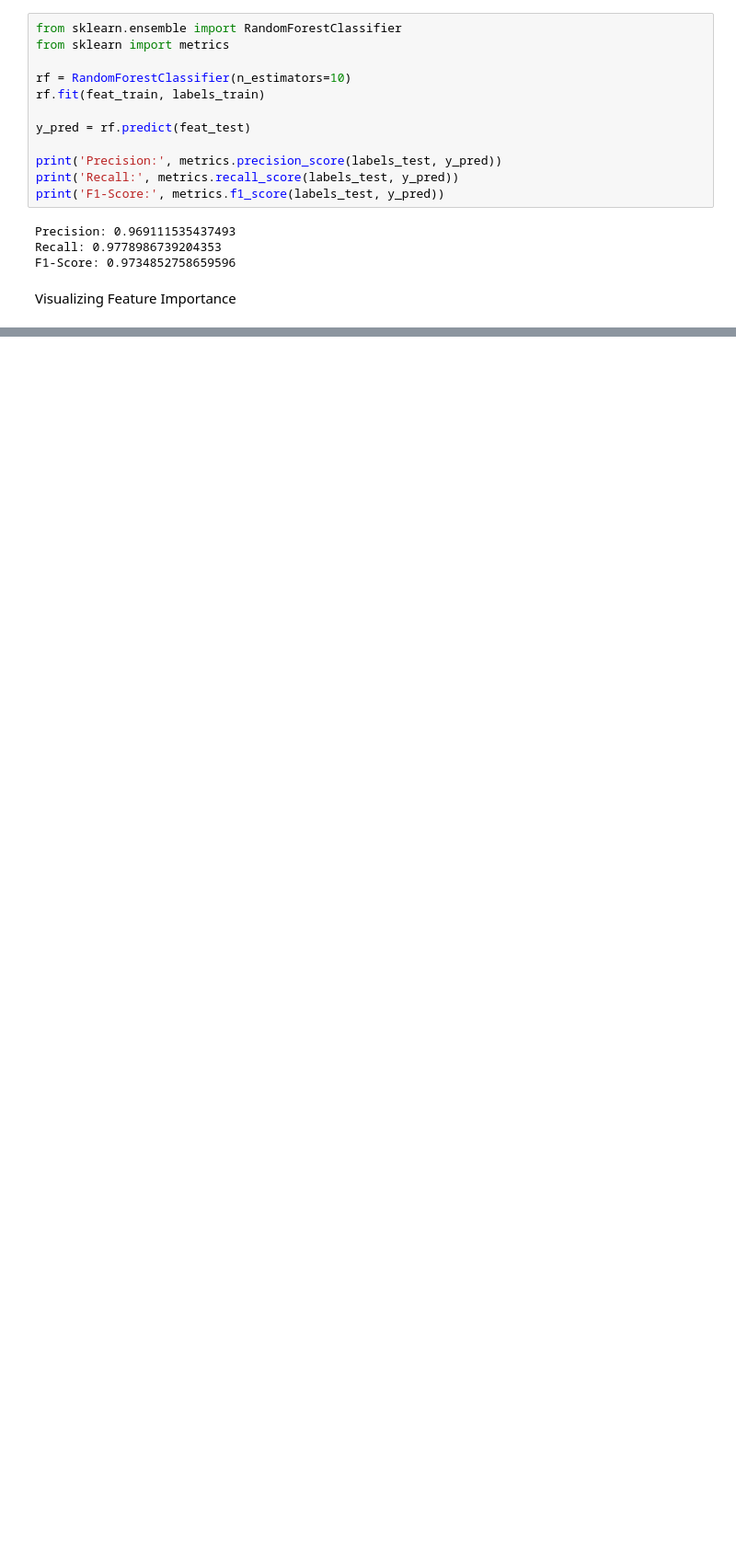
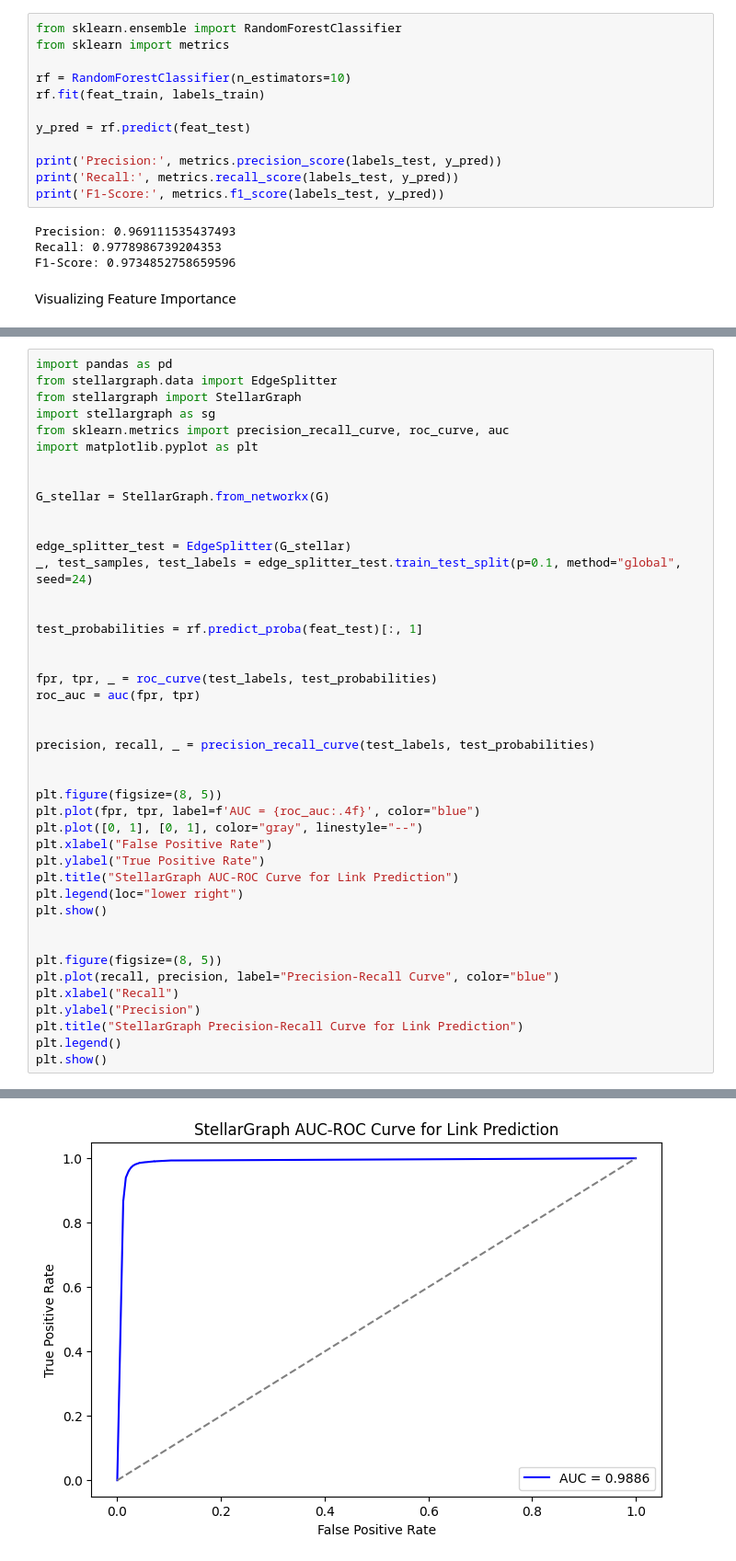
Before and after one commit to abharathkumarr/Topics-In-Machine-Learning, a Jupyter notebook: Code/Activity_2.ipynb, the cells around one changed output, grey strips where cells are left out. Shown at 92% size. Drawn from its saved outputs; the diff is of its cells as text; blank space fills up the shorter version.

```diff
--- a/Code/Activity_2.ipynb
+++ b/Code/Activity_2.ipynb
@@ -517,0 +621,44 @@ plt.show()
+# %%
+import pandas as pd
+from stellargraph.data import EdgeSplitter
+from stellargraph import StellarGraph
+import stellargraph as sg
+from sklearn.metrics import precision_recall_curve, roc_curve, auc
+import matplotlib.pyplot as plt
+
+
+G_stellar = StellarGraph.from_networkx(G)
+
+
+edge_splitter_test = EdgeSplitter(G_stellar)
+_, test_samples, test_labels = edge_splitter_test.train_test_split(p=0.1, method="global", seed=24)
+
+
+test_probabilities = rf.predict_proba(feat_test)[:, 1]
+
+
+fpr, tpr, _ = roc_curve(test_labels, test_probabilities)
+roc_auc = auc(fpr, tpr)
+
+
+precision, recall, _ = precision_recall_curve(test_labels, test_probabilities)
+
+
+plt.figure(figsize=(8, 5))
+plt.plot(fpr, tpr, label=f'AUC = {roc_auc:.4f}', color="blue")
+plt.plot([0, 1], [0, 1], color="gray", linestyle="--")
+plt.xlabel("False Positive Rate")
+plt.ylabel("True Positive Rate")
+plt.title("StellarGraph AUC-ROC Curve for Link Prediction")
+plt.legend(loc="lower right")
+plt.show()
+
+
+plt.figure(figsize=(8, 5))
+plt.plot(recall, precision, label="Precision-Recall Curve", color="blue")
+plt.xlabel("Recall")
+plt.ylabel("Precision")
+plt.title("StellarGraph Precision-Recall Curve for Link Prediction")
+plt.legend()
+plt.show()
+# %% [output]
@@ -517,0 +666 @@ plt.show()
+[figure, added]
```
Also changed, not shown: parts of 11 cells of this notebook.
